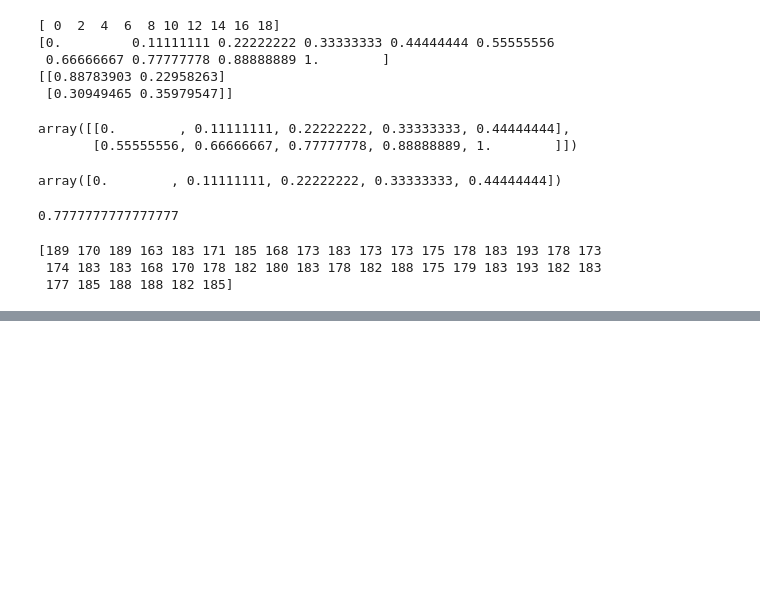
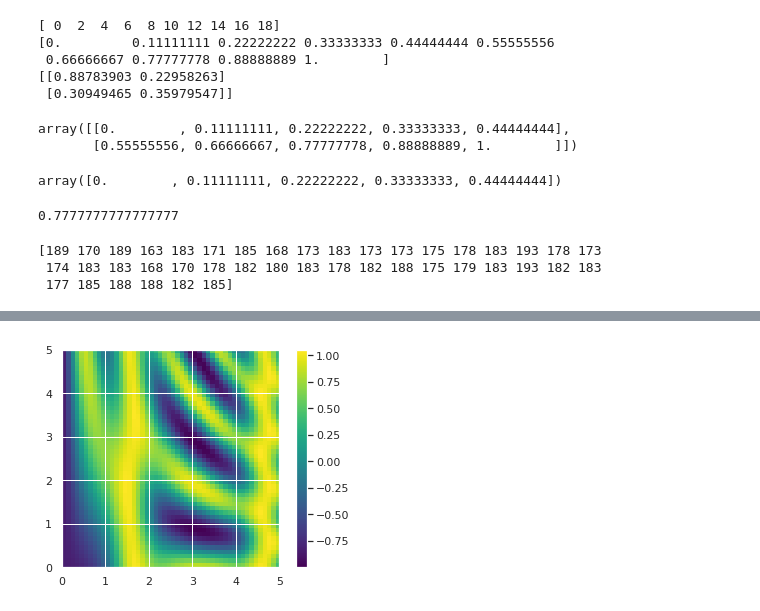
Before and after one commit to RCUELLO72/AppliedDataSciencePackt, a Jupyter notebook: PDSH_Chapter2_IntroNumpy.ipynb, the cells around one changed output, grey strips where cells are left out. Saved outputs shown, nothing was run; the diff lists cells and outputs as text; code cells hidden in the pictures; blank space fills up the shorter version.

```diff
--- a/PDSH_Chapter2_IntroNumpy.ipynb
+++ b/PDSH_Chapter2_IntroNumpy.ipynb
@@ -90,0 +108,6 @@ heights.max()
+# %%
+plt.imshow(z, origin='lower', extent=[0, 5, 0, 5],
+cmap='viridis')
+plt.colorbar();
+# %% [output]
+[figure, added]
```
Also changed, not shown: parts of 10 cells of this notebook.
